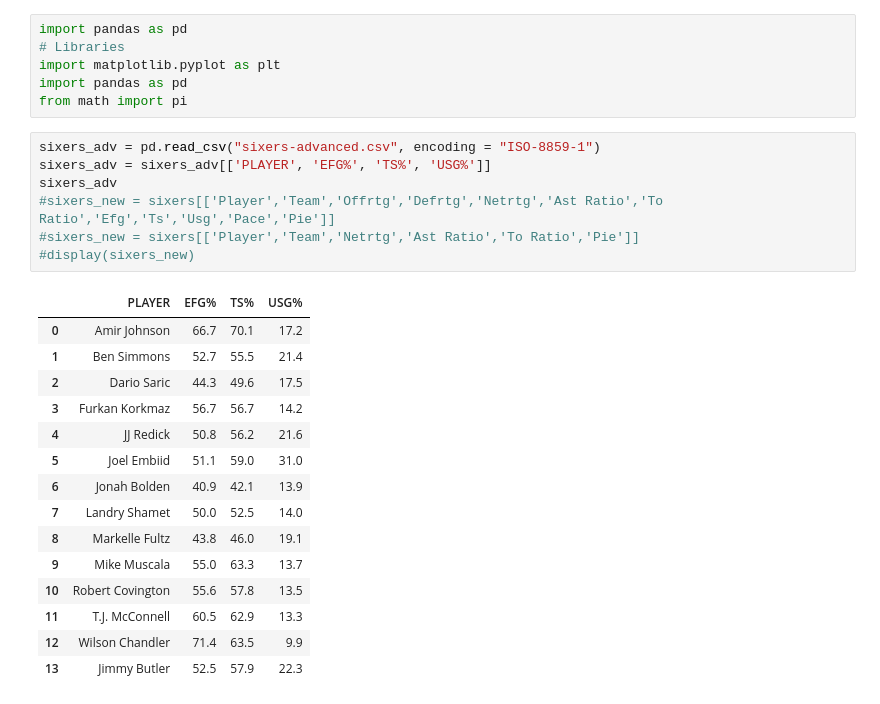
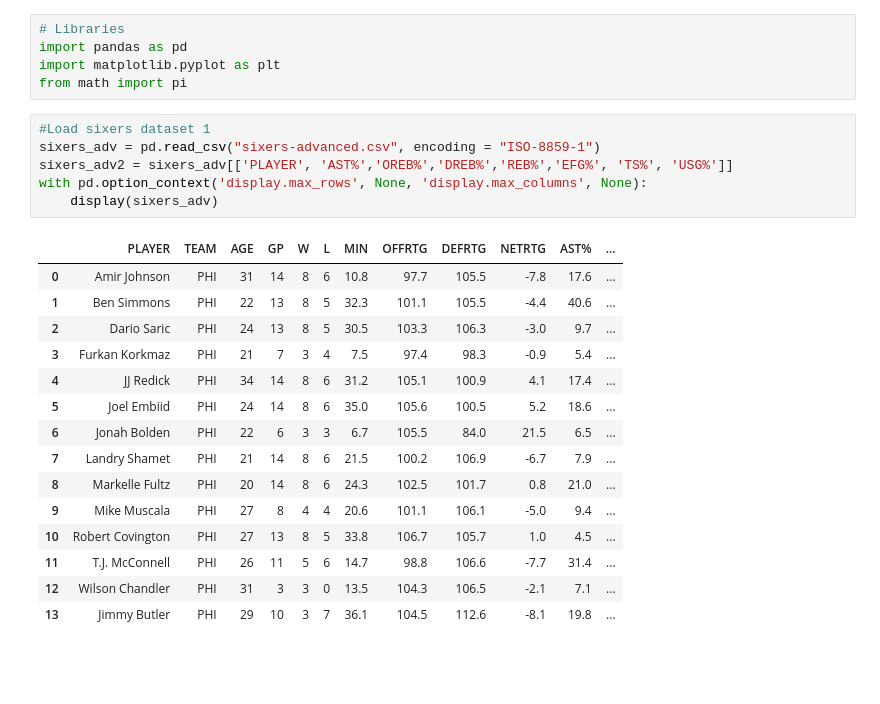
Before and after one commit to tbala25/jimmy_butler_sixers2, a Jupyter notebook: jimmy_effect.ipynb, the cells around one changed output. Saved outputs shown, nothing was run; the diff lists cells and outputs as text; blank space fills up the shorter version.

```diff
--- a/jimmy_effect.ipynb
+++ b/jimmy_effect.ipynb
@@ -1,29 +1,27 @@
 # %%
+# Libraries
 import pandas as pd
-# Libraries
 import matplotlib.pyplot as plt
-import pandas as pd
 from math import pi
-# %%
-sixers_adv = pd.read_csv("sixers-advanced.csv", encoding = "ISO-8859-1")
-sixers_adv = sixers_adv[['PLAYER', 'EFG%', 'TS%', 'USG%']]
-sixers_adv
-#sixers_new = sixers[['Player','Team','Offrtg','Defrtg','Netrtg','Ast Ratio','To Ratio','Efg','Ts','Usg','Pace','Pie']]
-#sixers_new = sixers[['Player','Team','Netrtg','Ast Ratio','To Ratio','Pie']]
-#display(sixers_new)
-# %% [output]
-|  | PLAYER | EFG% | TS% | USG% |
-| 0 | Amir Johnson | 66.7 | 70.1 | 17.2 |
-| 1 | Ben Simmons | 52.7 | 55.5 | 21.4 |
-| 2 | Dario Saric | 44.3 | 49.6 | 17.5 |
-| 3 | Furkan Korkmaz | 56.7 | 56.7 | 14.2 |
-| 4 | JJ Redick | 50.8 | 56.2 | 21.6 |
-| 5 | Joel Embiid | 51.1 | 59.0 | 31.0 |
-| 6 | Jonah Bolden | 40.9 | 42.1 | 13.9 |
-| 7 | Landry Shamet | 50.0 | 52.5 | 14.0 |
-| 8 | Markelle Fultz | 43.8 | 46.0 | 19.1 |
-| 9 | Mike Muscala | 55.0 | 63.3 | 13.7 |
-| 10 | Robert Covington | 55.6 | 57.8 | 13.5 |
-| 11 | T.J. McConnell | 60.5 | 62.9 | 13.3 |
-| 12 | Wilson Chandler | 71.4 | 63.5 | 9.9 |
-| 13 | Jimmy Butler | 52.5 | 57.9 | 22.3 |
+# %%
+#Load sixers dataset 1
+sixers_adv = pd.read_csv("sixers-advanced.csv", encoding = "ISO-8859-1")
+sixers_adv2 = sixers_adv[['PLAYER', 'AST%','OREB%','DREB%','REB%','EFG%', 'TS%', 'USG%']]
+with pd.option_context('display.max_rows', None, 'display.max_columns', None):
+    display(sixers_adv)
+# %% [output]
+|  | PLAYER | TEAM | AGE | GP | W | L | MIN | OFFRTG | DEFRTG | NETRTG | AST% | ... |
+| 0 | Amir Johnson | PHI | 31 | 14 | 8 | 6 | 10.8 | 97.7 | 105.5 | -7.8 | 17.6 | ... |
+| 1 | Ben Simmons | PHI | 22 | 13 | 8 | 5 | 32.3 | 101.1 | 105.5 | -4.4 | 40.6 | ... |
+| 2 | Dario Saric | PHI | 24 | 13 | 8 | 5 | 30.5 | 103.3 | 106.3 | -3.0 | 9.7 | ... |
+| 3 | Furkan Korkmaz | PHI | 21 | 7 | 3 | 4 | 7.5 | 97.4 | 98.3 | -0.9 | 5.4 | ... |
+| 4 | JJ Redick | PHI | 34 | 14 | 8 | 6 | 31.2 | 105.1 | 100.9 | 4.1 | 17.4 | ... |
+| 5 | Joel Embiid | PHI | 24 | 14 | 8 | 6 | 35.0 | 105.6 | 100.5 | 5.2 | 18.6 | ... |
+| 6 | Jonah Bolden | PHI | 22 | 6 | 3 | 3 | 6.7 | 105.5 | 84.0 | 21.5 | 6.5 | ... |
+| 7 | Landry Shamet | PHI | 21 | 14 | 8 | 6 | 21.5 | 100.2 | 106.9 | -6.7 | 7.9 | ... |
+| 8 | Markelle Fultz | PHI | 20 | 14 | 8 | 6 | 24.3 | 102.5 | 101.7 | 0.8 | 21.0 | ... |
+| 9 | Mike Muscala | PHI | 27 | 8 | 4 | 4 | 20.6 | 101.1 | 106.1 | -5.0 | 9.4 | ... |
+| 10 | Robert Covington | PHI | 27 | 13 | 8 | 5 | 33.8 | 106.7 | 105.7 | 1.0 | 4.5 | ... |
+| 11 | T.J. McConnell | PHI | 26 | 11 | 5 | 6 | 14.7 | 98.8 | 106.6 | -7.7 | 31.4 | ... |
+| 12 | Wilson Chandler | PHI | 31 | 3 | 3 | 0 | 13.5 | 104.3 | 106.5 | -2.1 | 7.1 | ... |
+| 13 | Jimmy Butler | PHI | 29 | 10 | 3 | 7 | 36.1 | 104.5 | 112.6 | -8.1 | 19.8 | ... |
```
Also changed, not shown: parts of 9 cells of this notebook.
